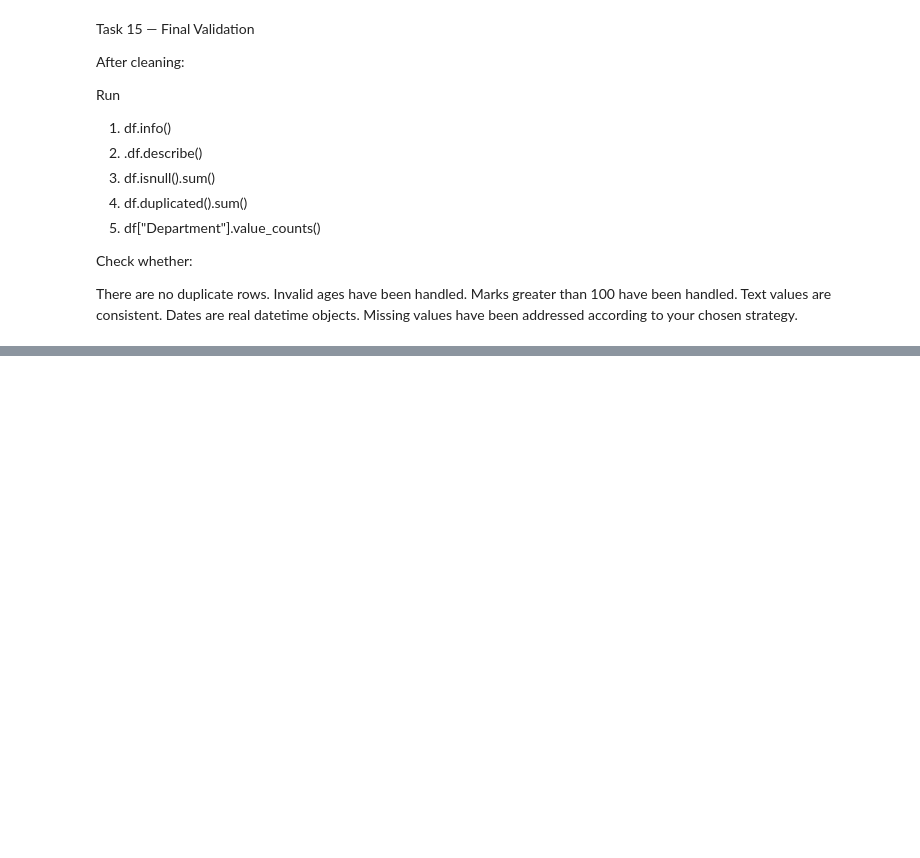
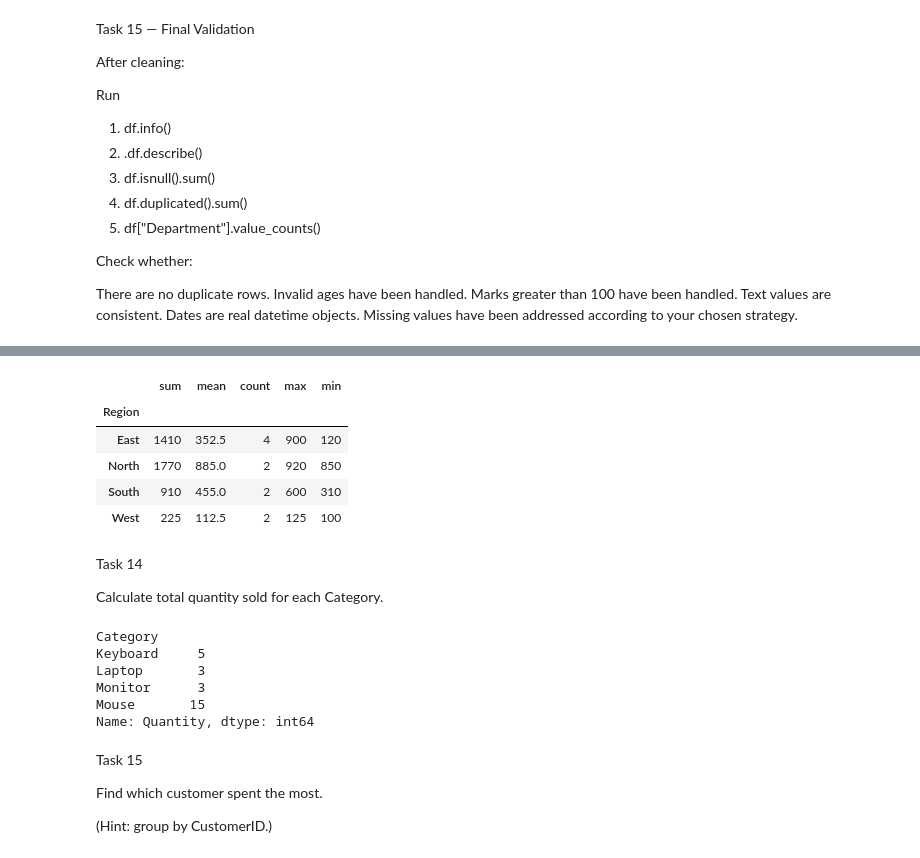
Before and after one commit to a314159265/Python-and-pandas, a Jupyter notebook: practice_pandas_chatgpt.ipynb, the cells around one changed output, grey strips where cells are left out. Saved outputs shown, nothing was run; the diff lists cells and outputs as text; code cells hidden in the pictures; blank space fills up the shorter version.

```diff
--- a/practice_pandas_chatgpt.ipynb
+++ b/practice_pandas_chatgpt.ipynb
@@ -522,0 +710,3 @@ Data columns (total 11 columns):
+# %%
+sales['bulk_order'] = np.where(sales['Quantity'] > 5, True, False)
+print(sales)
@@ -522,0 +740,3 @@ Data columns (total 11 columns):
+# %%
+sales = sales.sort_values(by='total', ascending=False)
+print(sales)
@@ -522,0 +852,28 @@ Data columns (total 11 columns):
+# %%
+sales.groupby('Region')['total'].agg(['sum', 'mean', 'count', 'max', 'min'])
+# %% [output]
+|  | sum | mean | count | max | min |
+| Region |  |  |  |  |  |
+| East | 1410 | 352.5 | 4 | 900 | 120 |
+| North | 1770 | 885.0 | 2 | 920 | 850 |
+| South | 910 | 455.0 | 2 | 600 | 310 |
+| West | 225 | 112.5 | 2 | 125 | 100 |
+# %% [markdown]
+Task 14
+
+Calculate total quantity sold for each Category.
+# %%
+sales.groupby('Category')['Quantity'].sum()
+# %% [output]
+Category
+Keyboard     5
+Laptop       3
+Monitor      3
+Mouse       15
+Name: Quantity, dtype: int64
+# %% [markdown]
+Task 15
+
+Find which customer spent the most.
+
+(Hint: group by CustomerID.)
```
Also changed, not shown: parts of 52 cells of this notebook.
